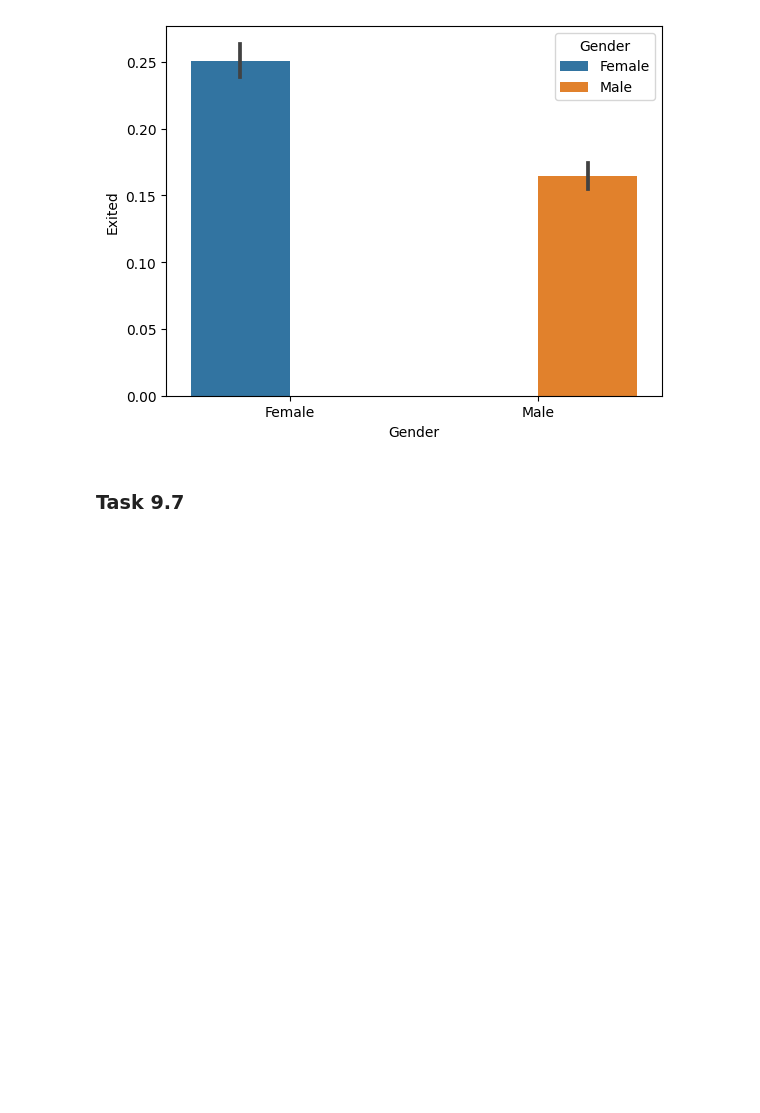
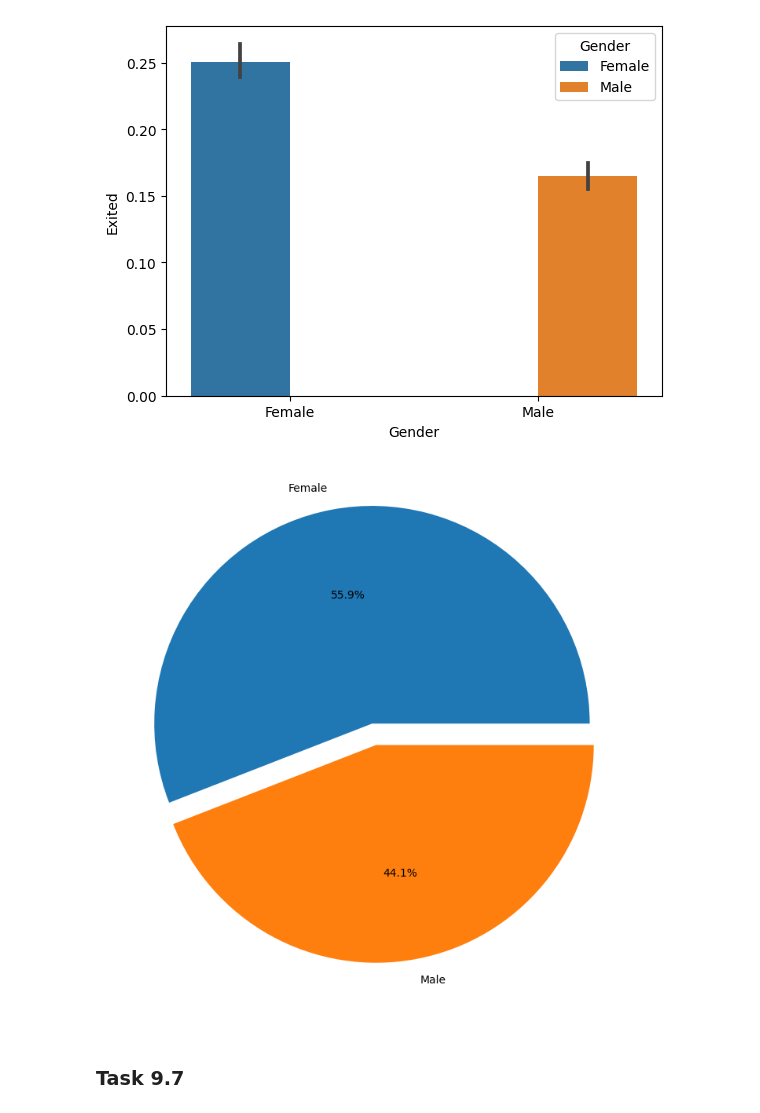
Before and after one commit to PlatArs/Bank_Analytics, a Jupyter notebook: Bank_Analytics.ipynb, the cells around one changed output. Cells and saved outputs as stored; diff of their text form; code cells hidden in the pictures; blank space fills up the shorter version.

```diff
--- a/Bank_Analytics.ipynb
+++ b/Bank_Analytics.ipynb
@@ -125,3 +142,18 @@ sns.barplot(data=data_96, x='Gender', y="Exited", hue="Gender");
+# %%
+# На этом графике хоршо видно, что среди ушедших клиентов
+# преобладают женщины примерно на треть.
+
+# Можно взять всех ушедших клиентов и посмотреть долю мужчин и женщин от всего 100% ушедших клиентов.
+
+gone = churn_data[churn_data['Exited'] == 'Exited']
+fig, axes = plt.subplots(figsize=(9, 9))
+axes.pie(gone['Gender'].value_counts(),
+         labels=['Female', 'Male'],
+         autopct='%.1f%%',
+         explode=[0.1, 0]
+         );
+# %% [output]
+[figure, added]
 # %% [markdown]
 ### Task 9.7
 # %%
```
Also changed, not shown: parts of 5 cells of this notebook.
